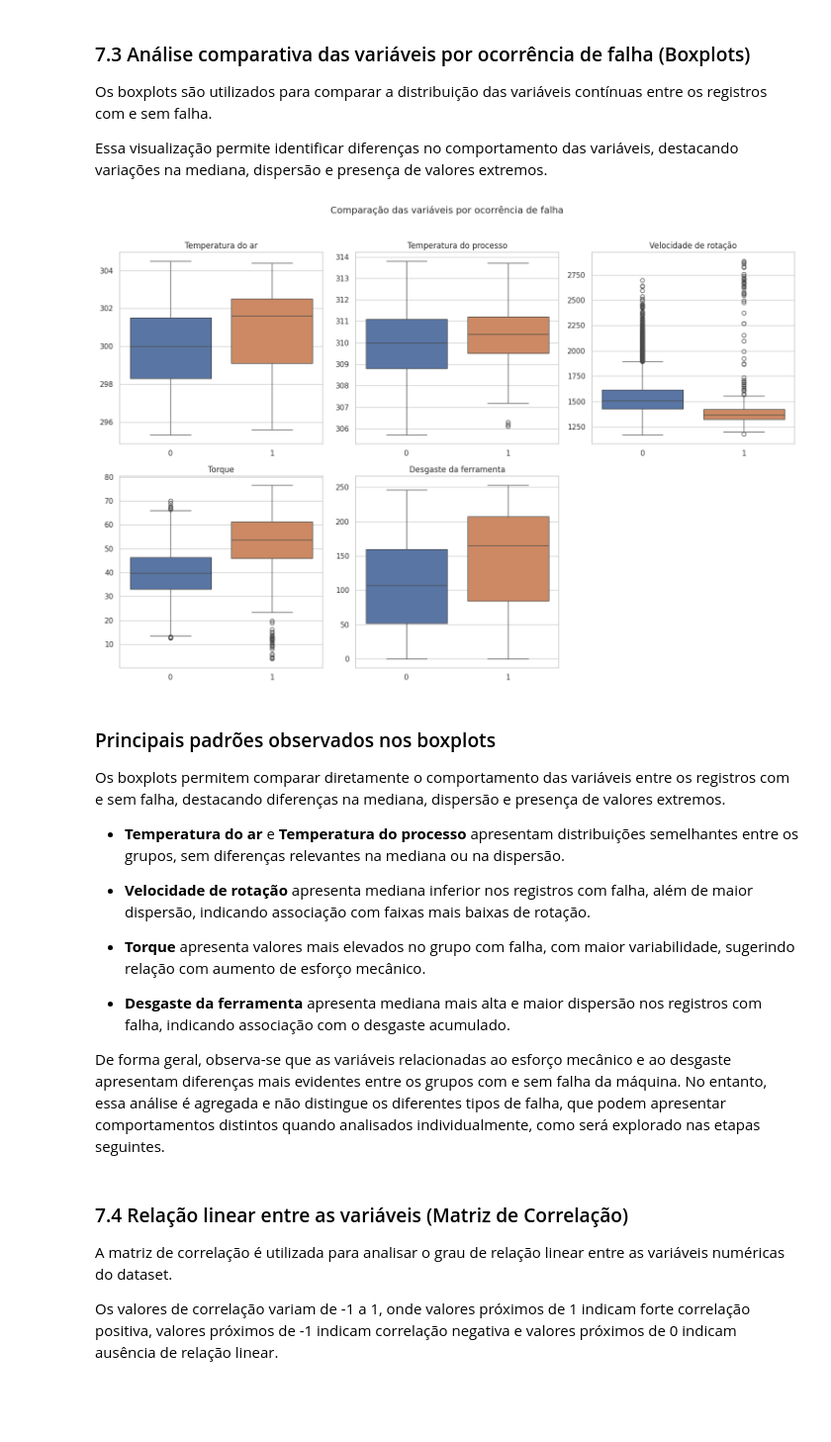
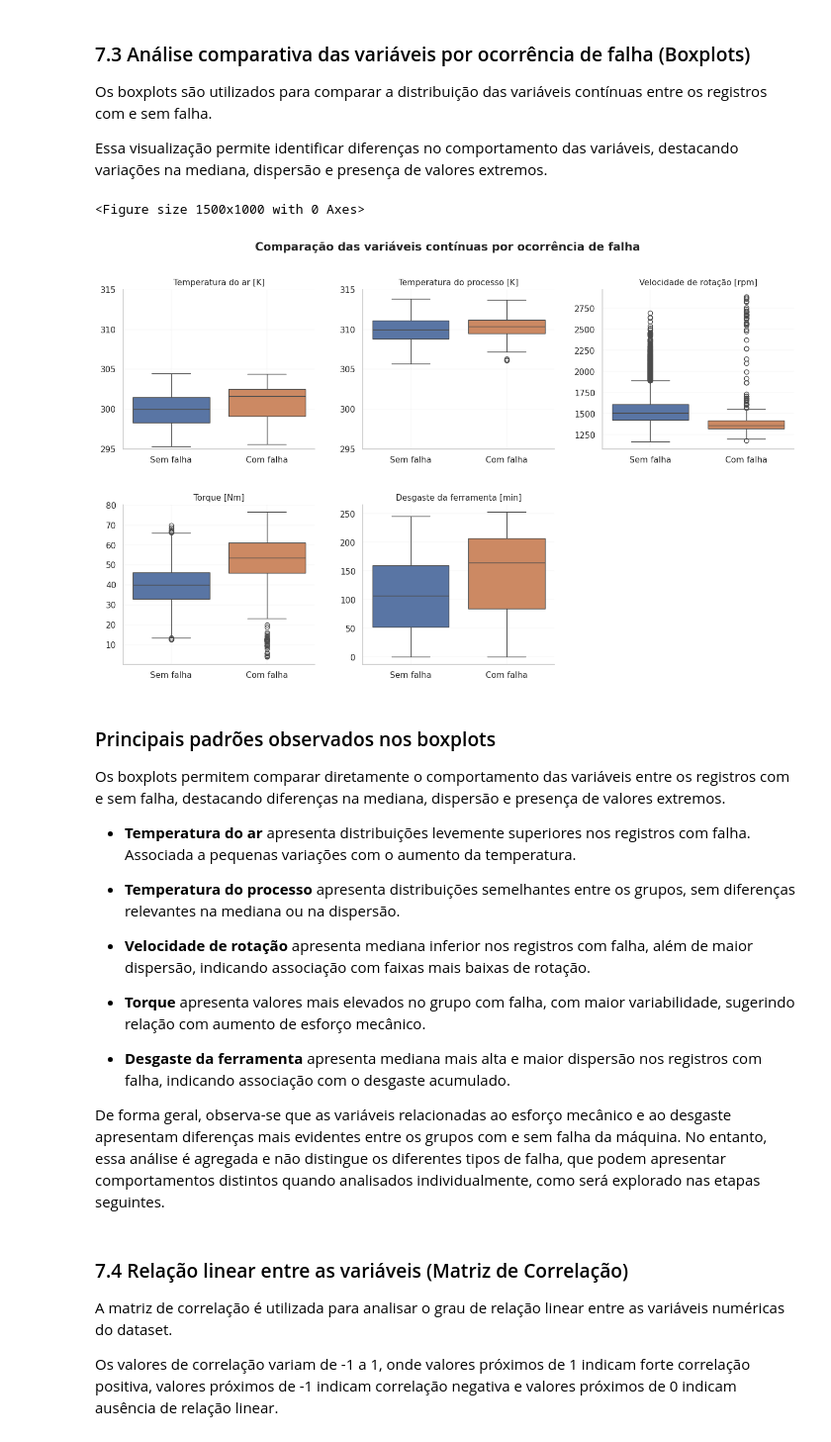
Before and after one commit to thaygorh/Analise-de-Dados-e-Boas-Praticas, a Jupyter notebook: mvp-analise-dados-e-boas-praticas.ipynb, the cells around one changed output. Shown at 99% size. Saved outputs shown, nothing was run; the diff lists cells and outputs as text; code cells hidden in the pictures; blank space fills up the shorter version.

```diff
--- a/mvp-analise-dados-e-boas-praticas.ipynb
+++ b/mvp-analise-dados-e-boas-praticas.ipynb
@@ -561,11 +559,11 @@ Essa análise permite observar se determinados intervalos das variáveis apresen
 # %%
 # variáveis contínuas
 variaveis = [
-    'Temperatura do ar',
-    'Temperatura do processo',
-    'Velocidade de rotação',
-    'Torque',
-    'Desgaste da ferramenta'
+    'Temperatura do ar [K]',
+    'Temperatura do processo [K]',
+    'Velocidade de rotação [rpm]',
+    'Torque [Nm]',
+    'Desgaste da ferramenta [min]'
 ]
 
 fig, axes = plt.subplots(2, 3, figsize=(16, 9))
@@ -617,12 +615,12 @@ fig.legend(
     loc='lower right',
     ncol=2,
     frameon=False,
-    bbox_to_anchor=(0.82, 0.25)
+    bbox_to_anchor=(0.85, 0.25)
 )
 
 fig.suptitle(
     'Distribuição das variáveis contínuas por ocorrência de falha',
-    fontsize=14,
+    fontsize=15,
     weight='bold',
     y=0.98
 )
@@ -655,48 +653,72 @@ Essa visualização permite identificar diferenças no comportamento das variáv
 # %%
 plt.figure(figsize=(15, 10))
 
 variaveis = [
-    'Temperatura do ar',
-    'Temperatura do processo',
-    'Velocidade de rotação',
-    'Torque',
-    'Desgaste da ferramenta'
+    'Temperatura do ar [K]',
+    'Temperatura do processo [K]',
+    'Velocidade de rotação [rpm]',
+    'Torque [Nm]',
+    'Desgaste da ferramenta [min]'
 ]
 
+
+fig, axes = plt.subplots(2, 3, figsize=(16, 9))
+axes = axes.flatten()
+
 for i, var in enumerate(variaveis):
-    plt.subplot(2, 3, i+1)
+    ax = axes[i]
 
     sns.boxplot(
         data=df_analysis,
         x='Falha da máquina',
         y=var,
-        palette=['#4C72B0', '#DD8452']
+        ax=ax,
+        palette=["#4C72B0", "#DD8452"],
+        showfliers=True
     )
 
-    plt.title(var)
-    plt.xlabel('')
-    plt.ylabel('')
+    ax.set_title(var, fontsize=11)
+    ax.set_ylabel('')
+    ax.set_xlabel('')
 
-# remover último espaço vazio
-plt.subplot(2, 3, 6)
-plt.axis('off')
+    ax.set_xticklabels(['Sem falha', 'Com falha'])
 
-plt.suptitle(
-    'Comparação das variáveis por ocorrência de falha',
-    fontsize=14,
-    y=1.02
+    # escala fixa para temperaturas
+    if var in ['Temperatura do ar [K]', 'Temperatura do processo [K]']:
+        ax.set_ylim(295, 315)
+        ax.set_yticks(range(295, 316, 5))
+
+    # grid leve
+    ax.grid(True, linewidth=0.3, alpha=0.4)
+
+    # remover bordas
+    ax.spines['top'].set_visible(False)
+    ax.spines['right'].set_visible(False)
+
+# remover último subplot vazio
+fig.delaxes(axes[5])
+
+fig.suptitle(
+    'Comparação das variáveis contínuas por ocorrência de falha',
+    fontsize=15,
+    weight='bold',
+    y=0.98
 )
 
-plt.tight_layout()
+plt.subplots_adjust(hspace=0.35, wspace=0.25)
+
 plt.show()
 # %% [output]
+<Figure size 1500x1000 with 0 Axes>
-[figure, old version]
+[figure, new version]
 # %% [markdown]
 ### Principais padrões observados nos boxplots
 
 Os boxplots permitem comparar diretamente o comportamento das variáveis entre os registros com e sem falha, destacando diferenças na mediana, dispersão e presença de valores extremos.
 
-- **Temperatura do ar** e **Temperatura do processo** apresentam distribuições semelhantes entre os grupos, sem diferenças relevantes na mediana ou na dispersão.
+- **Temperatura do ar** apresenta distribuições levemente superiores nos registros com falha. Associada a pequenas variações com o aumento da temperatura.
+
+- **Temperatura do processo** apresenta distribuições semelhantes entre os grupos, sem diferenças relevantes na mediana ou na dispersão.
 
 - **Velocidade de rotação** apresenta mediana inferior nos registros com falha, além de maior dispersão, indicando associação com faixas mais baixas de rotação.
 
```
Also changed, not shown: parts of 27 cells of this notebook.
